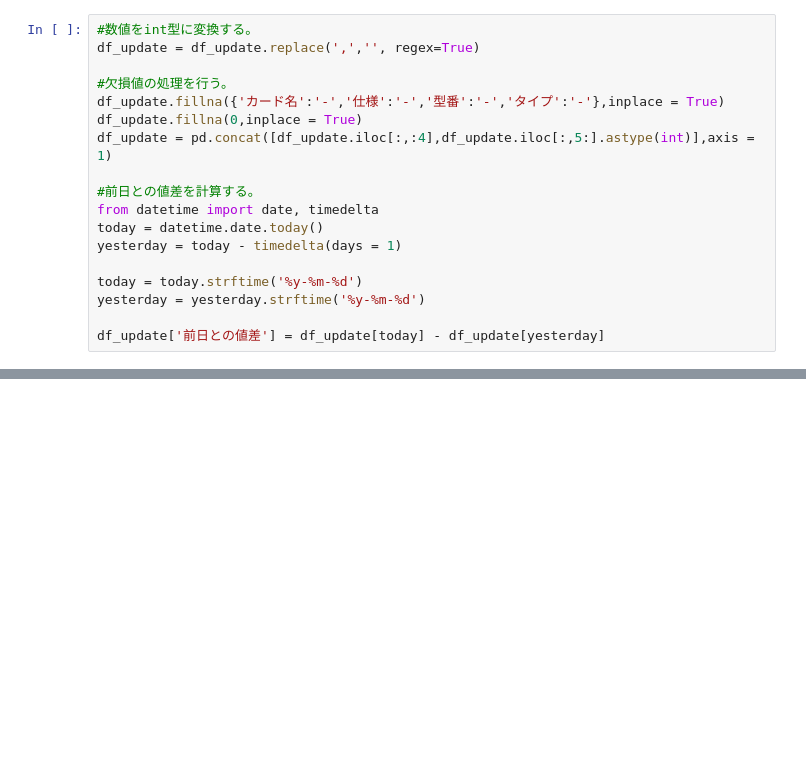
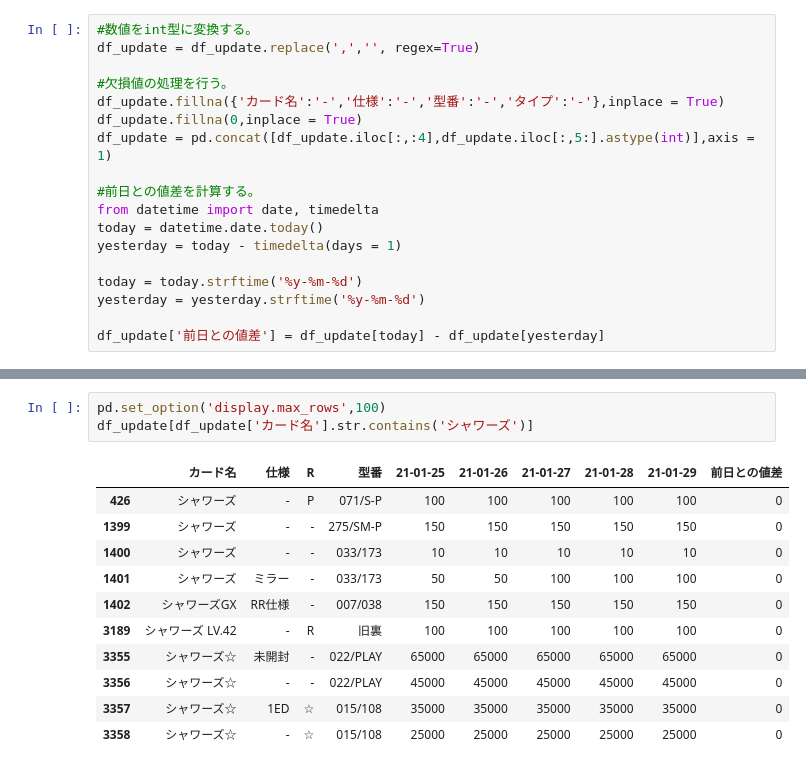
Before and after one commit to pokecamafia/Rush-data-analysis, a Jupyter notebook: daily_update/daily_update.ipynb, the cells around one changed output, grey strips where cells are left out. Cells and saved outputs as stored; diff of their text form; blank space fills up the shorter version.

```diff
--- a/daily_update/daily_update.ipynb
+++ b/daily_update/daily_update.ipynb
@@ -245,0 +237,15 @@ df_update.tail(count)
+# %%
+pd.set_option('display.max_rows',100)
+df_update[df_update['カード名'].str.contains('シャワーズ')]
+# %% [output]
+|  | カード名 | 仕様 | R | 型番 | 21-01-25 | 21-01-26 | 21-01-27 | 21-01-28 | 21-01-29 | 前日との値差 |
+| 426 | シャワーズ | - | P | 071/S-P | 100 | 100 | 100 | 100 | 100 | 0 |
+| 1399 | シャワーズ | - | - | 275/SM-P | 150 | 150 | 150 | 150 | 150 | 0 |
+| 1400 | シャワーズ | - | - | 033/173 | 10 | 10 | 10 | 10 | 10 | 0 |
+| 1401 | シャワーズ | ミラー | - | 033/173 | 50 | 50 | 100 | 100 | 100 | 0 |
+| 1402 | シャワーズGX | RR仕様 | - | 007/038 | 150 | 150 | 150 | 150 | 150 | 0 |
+| 3189 | シャワーズ LV.42 | - | R | 旧裏 | 100 | 100 | 100 | 100 | 100 | 0 |
+| 3355 | シャワーズ☆ | 未開封 | - | 022/PLAY | 65000 | 65000 | 65000 | 65000 | 65000 | 0 |
+| 3356 | シャワーズ☆ | - | - | 022/PLAY | 45000 | 45000 | 45000 | 45000 | 45000 | 0 |
+| 3357 | シャワーズ☆ | 1ED | ☆ | 015/108 | 35000 | 35000 | 35000 | 35000 | 35000 | 0 |
+| 3358 | シャワーズ☆ | - | ☆ | 015/108 | 25000 | 25000 | 25000 | 25000 | 25000 | 0 |
```
Also changed, not shown: parts of 3 cells of this notebook, 1 other file.
